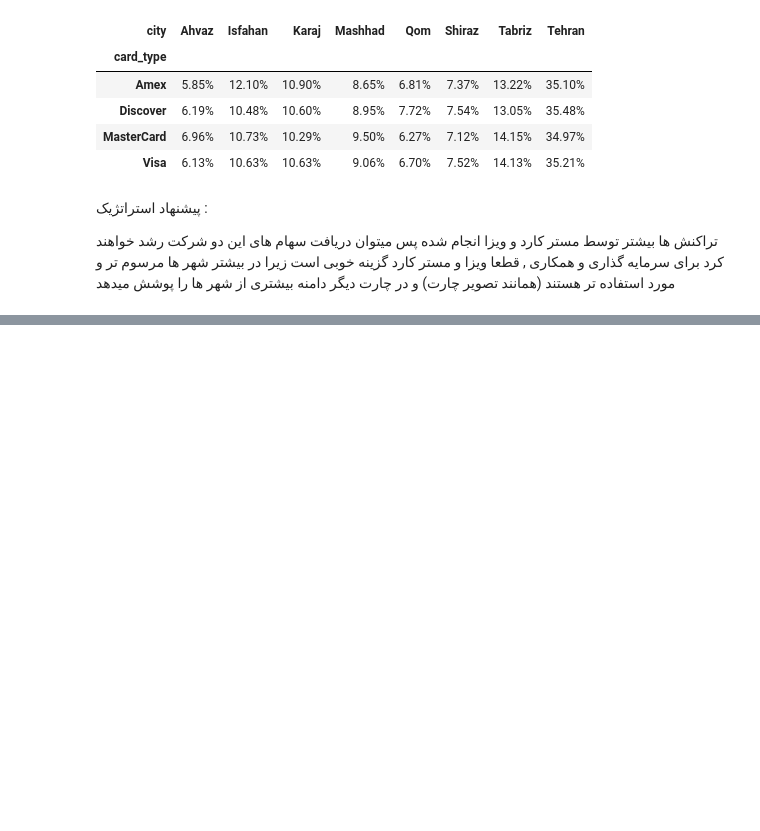
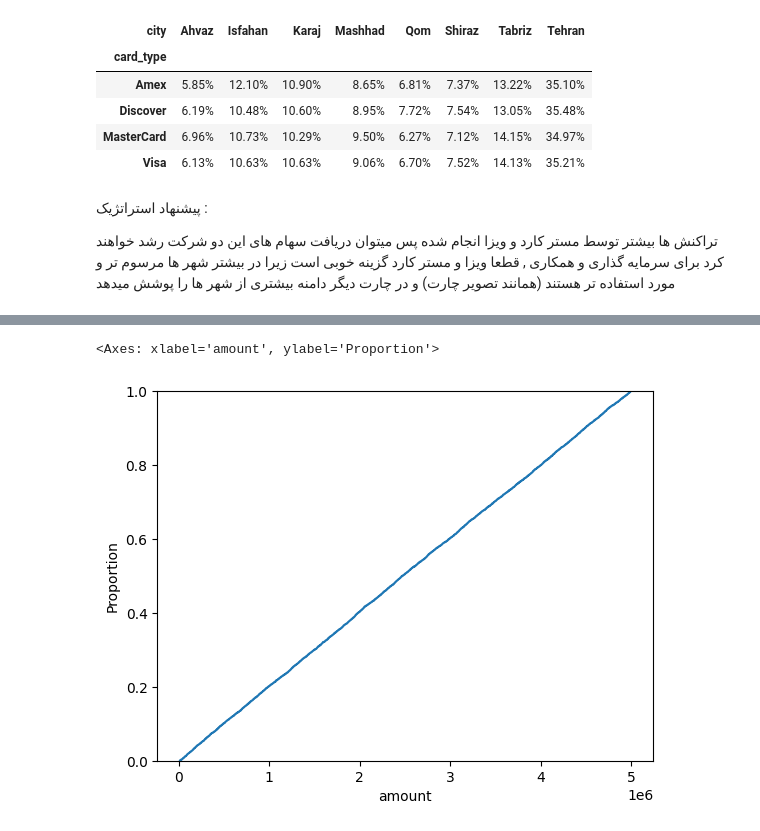
Before and after one commit to MRXLANTERN1390/IranianCustomer_Payment, a Jupyter notebook: NoteBook.ipynb, the cells around one changed output, grey strips where cells are left out. Drawn from its saved outputs; the diff is of its cells as text; code cells hidden in the pictures; blank space fills up the shorter version.

```diff
--- a/NoteBook.ipynb
+++ b/NoteBook.ipynb
@@ -413,0 +431,5 @@ card_city_percentage.applymap(lambda x : f'{x:.2f}%')
+# %%
+sns.ecdfplot(df['amount'])
+# %% [output]
+<Axes: xlabel='amount', ylabel='Proportion'>
+[figure, added]
```
Also changed, not shown: parts of 3 cells of this notebook.
